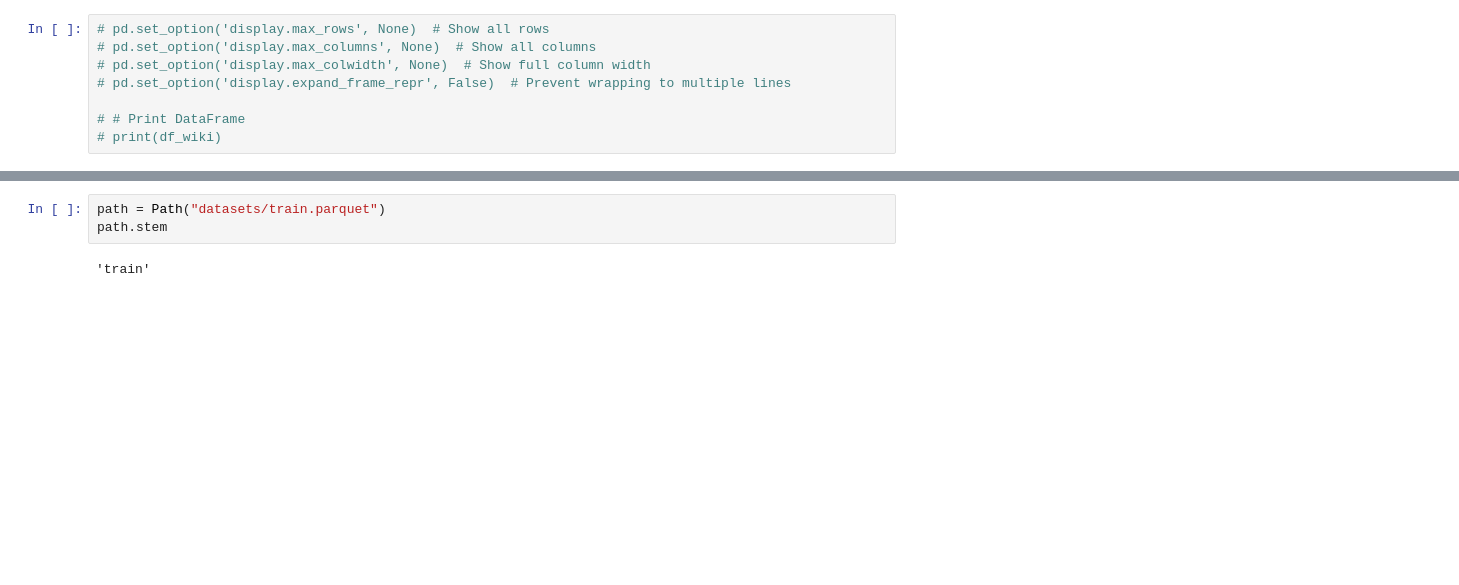
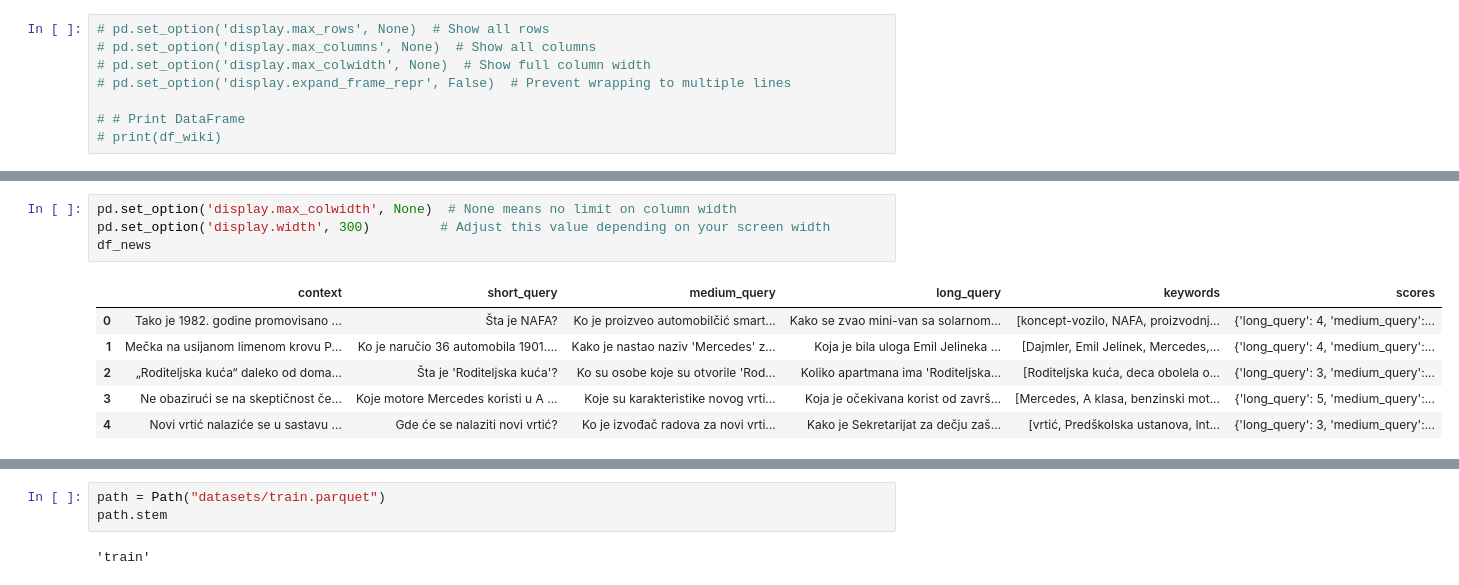
Before and after one commit to smartcat-labs/SRBedding, a Jupyter notebook: training-dataset/notebooks/test_selena.ipynb, the cells around one changed output, grey strips where cells are left out. Saved outputs shown, nothing was run; the diff lists cells and outputs as text; blank space fills up the shorter version.

```diff
--- a/training-dataset/notebooks/test_selena.ipynb
+++ b/training-dataset/notebooks/test_selena.ipynb
@@ -114,0 +90,11 @@ df_news
+# %%
+pd.set_option('display.max_colwidth', None)  # None means no limit on column width
+pd.set_option('display.width', 300)         # Adjust this value depending on your screen width
+df_news
+# %% [output]
+|  | context | short_query | medium_query | long_query | keywords | scores |
+| 0 | Tako je 1982. godine promovisano ... | Šta je NAFA? | Ko je proizveo automobilčić smart... | Kako se zvao mini-van sa solarnom... | [koncept-vozilo, NAFA, proizvodnj... | {'long_query': 4, 'medium_query':... |
+| 1 | Mečka na usijanom limenom krovu P... | Ko je naručio 36 automobila 1901.... | Kako je nastao naziv 'Mercedes' z... | Koja je bila uloga Emil Jelineka ... | [Dajmler, Emil Jelinek, Mercedes,... | {'long_query': 4, 'medium_query':... |
+| 2 | „Roditeljska kuća“ daleko od doma... | Šta je 'Roditeljska kuća'? | Ko su osobe koje su otvorile 'Rod... | Koliko apartmana ima 'Roditeljska... | [Roditeljska kuća, deca obolela o... | {'long_query': 3, 'medium_query':... |
+| 3 | Ne obazirući se na skeptičnost če... | Koje motore Mercedes koristi u A ... | Koje su karakteristike novog vrti... | Koja je očekivana korist od završ... | [Mercedes, A klasa, benzinski mot... | {'long_query': 5, 'medium_query':... |
+| 4 | Novi vrtić nalaziće se u sastavu ... | Gde će se nalaziti novi vrtić? | Ko je izvođač radova za novi vrti... | Kako je Sekretarijat za dečju zaš... | [vrtić, Predškolska ustanova, Int... | {'long_query': 3, 'medium_query':... |
```
Also changed, not shown: parts of 11 cells of this notebook, 3 other files.
